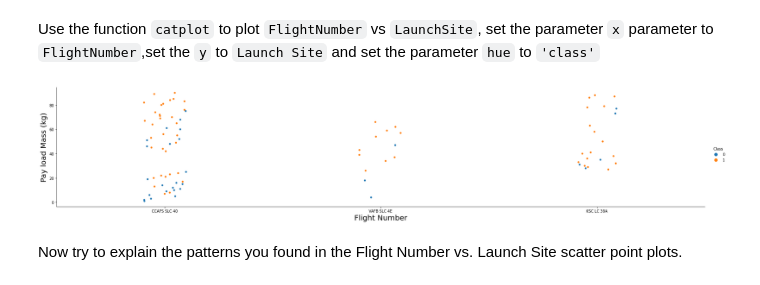
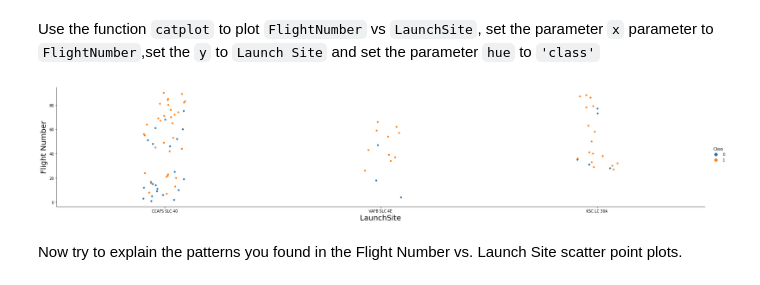
Before and after one commit to ammelloBR/Applied-Data-Science-Capstone, a Jupyter notebook: Applied-Data-Science-Capstone-5-AndersonMello.ipynb, the cells around one changed output. Cells and saved outputs as stored; diff of their text form; code cells hidden in the pictures.

```diff
--- a/Applied-Data-Science-Capstone-5-AndersonMello.ipynb
+++ b/Applied-Data-Science-Capstone-5-AndersonMello.ipynb
@@ -86,11 +86,11 @@ Use the function <code>catplot</code> to plot <code>FlightNumber</code> vs <code
 # %%
 # Plot a scatter point chart with x axis to be Flight Number and y axis to be the launch site, and hue to be the class value
 sns.catplot(y="FlightNumber",x="LaunchSite",hue='Class',data=df, aspect=5)
-plt.xlabel("Flight Number",fontsize=20)
-plt.ylabel("Pay load Mass (kg)",fontsize=20)
+plt.xlabel("LaunchSite",fontsize=20)
+plt.ylabel("Flight Number",fontsize=20)
 plt.show()
 # %% [output]
-[figure, old version]
+[figure, new version]
 # %% [markdown]
 Now try to explain the patterns you found in the Flight Number vs. Launch Site scatter point plots.
 # %% [markdown]
```
Also changed, not shown: parts of 3 cells of this notebook.
